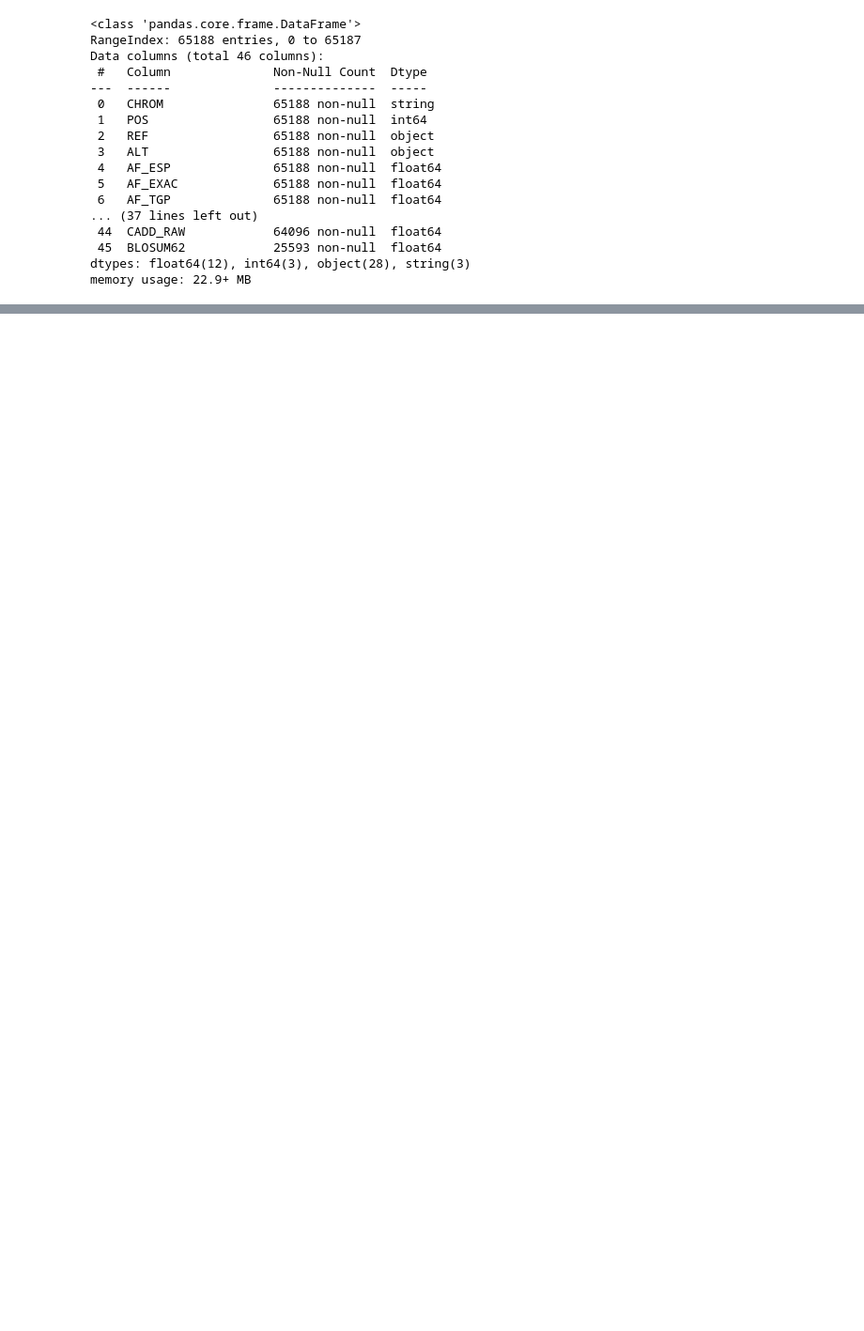
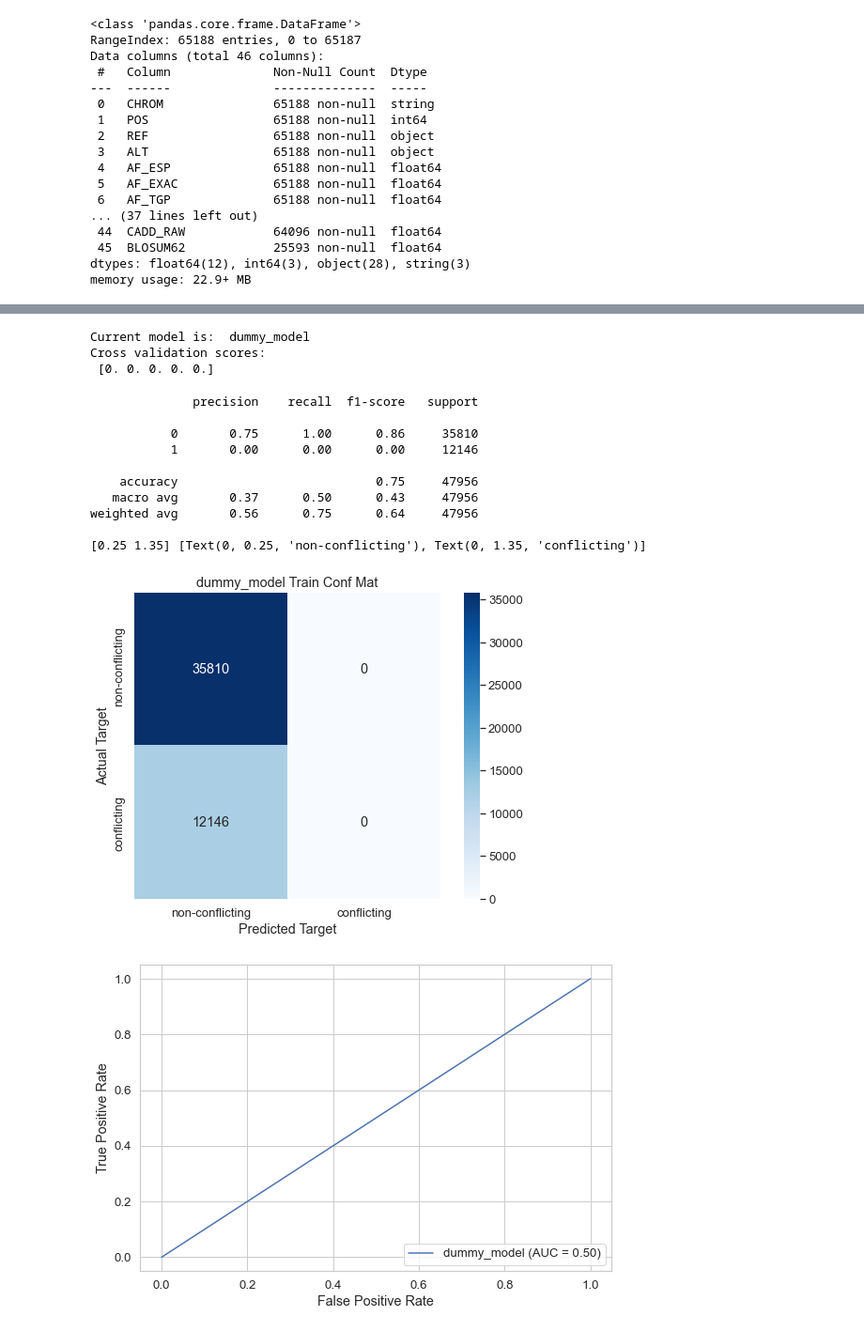
Before and after one commit to nkinnaird/GeneticVariantClassification, a Jupyter notebook: code/initialEDA-Pipeline.ipynb, the cells around one changed output, grey strips where cells are left out. Shown: that part at 94% size. Drawn from its saved outputs; the diff is of its cells as text; code cells hidden in the pictures; blank space fills up the shorter version.

Commit message:
Put in GridSearchCV to help choose best RF features, played with kNN and DecisionTree classifiers a little bit more, made some small plotting changes.

```diff
--- a/code/initialEDA-Pipeline.ipynb
+++ b/code/initialEDA-Pipeline.ipynb
@@ -258,21 +265,47 @@ tree_models = ["rf_model"]#, "gb_model"] "dt_model",
 # %%
 # run over base models
 for model_name in base_models:
     print('Current model is: ', model_name)
 
     kNN_pipeline = Pipeline(steps=[('kNN_preprocessor', kNN_preprocessor),
                                    ('classifier', eval(model_name))])
 
     scores = cross_validate(kNN_pipeline, X_train, y_train,
 #                          scoring='f1_macro',
                          scoring='recall',
                          return_estimator=True)
 
     print('Cross validation scores:\n', scores['test_score'])
 
     kNN_pipeline.fit(X_train, y_train)
     y_pred = kNN_pipeline.predict(X_train)
     meu.printMetricsAndConfMat(y_train, y_pred, model_name + " Train")
 
-    y_test_pred = kNN_pipeline.predict(X_test)
+    meu.makeMetricPlots(kNN_pipeline, X_train, y_train, model_name)
+
+#     feature_importance = FeatureImportance(kNN_pipeline)
+#     feature_importance.plot(height=800, top_n_features=25)
+
+#     y_test_pred = kNN_pipeline.predict(X_test)
+#     meu.printMetricsAndConfMat(y_test, y_test_pred, model_name + " Test")
+
+    y_test_pred = meu.adjusted_classes(kNN_pipeline.predict_proba(X_test)[:,1], 0.3)
+
     meu.printMetricsAndConfMat(y_test, y_test_pred, model_name + " Test")
+    meu.makeMetricPlots(kNN_pipeline, X_test, y_test, model_name)
+# %% [output]
+Current model is:  dummy_model
+Cross validation scores:
+ [0. 0. 0. 0. 0.]
+              precision    recall  f1-score   support
+
+           0       0.75      1.00      0.86     35810
+           1       0.00      0.00      0.00     12146
+
+    accuracy                           0.75     47956
+   macro avg       0.37      0.50      0.43     47956
+weighted avg       0.56      0.75      0.64     47956
+
+[0.25 1.35] [Text(0, 0.25, 'non-conflicting'), Text(0, 1.35, 'conflicting')]
+[figure, added]
+[figure, added]
```
Also changed, not shown: parts of 8 cells of this notebook, 1 other file.
